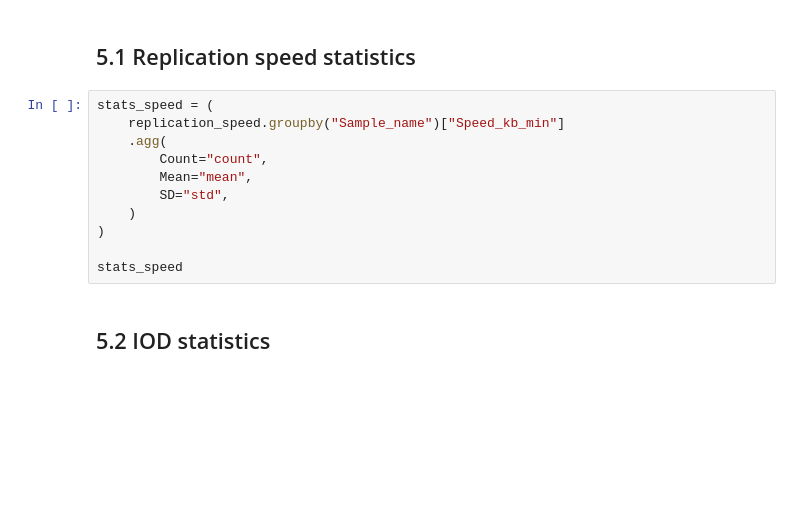
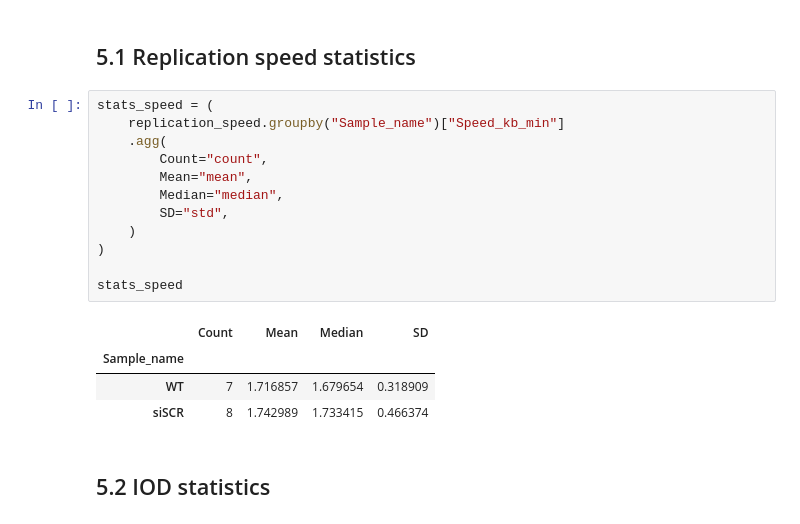
Before and after one commit to Lopatushka/DNA_fibers, a Jupyter notebook: data_agg.ipynb, the cells around one changed output. Cells and saved outputs as stored; diff of their text form; blank space fills up the shorter version.

```diff
--- a/data_agg.ipynb
+++ b/data_agg.ipynb
@@ -225,14 +247,20 @@ iod_kb.head()
 # %%
 stats_speed = (
     replication_speed.groupby("Sample_name")["Speed_kb_min"]
     .agg(
         Count="count",
         Mean="mean",
+        Median="median",
         SD="std",
     )
 )
 
 stats_speed
+# %% [output]
+|  | Count | Mean | Median | SD |
+| Sample_name |  |  |  |  |
+| WT | 7 | 1.716857 | 1.679654 | 0.318909 |
+| siSCR | 8 | 1.742989 | 1.733415 | 0.466374 |
 # %% [markdown]
 ## 5.2 IOD statistics
 # %%
```
Also changed, not shown: parts of 10 cells of this notebook.
